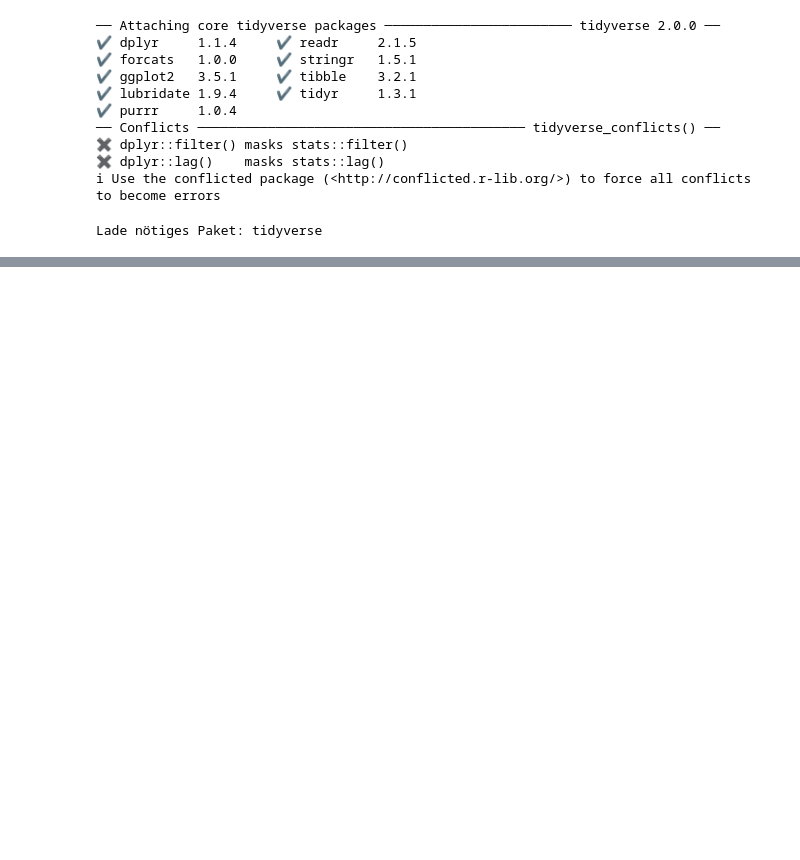
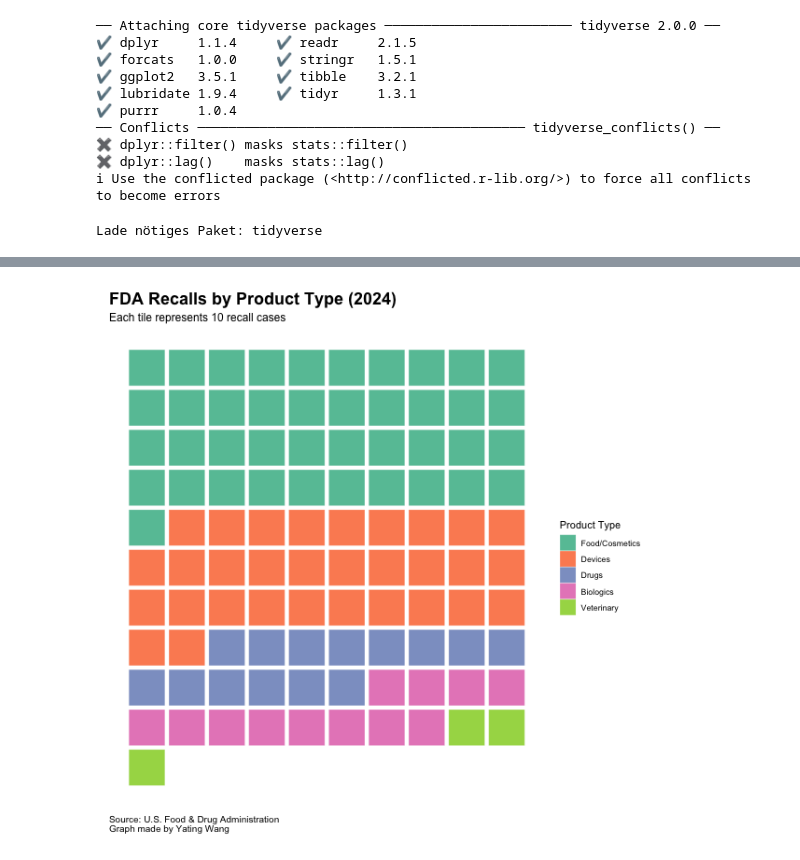
Before and after one commit to yatingw24/food_recall, a Jupyter notebook: tile_graph.ipynb, the cells around one changed output, grey strips where cells are left out. Saved outputs shown, nothing was run; the diff lists cells and outputs as text; code cells hidden in the pictures; blank space fills up the shorter version.

```diff
--- a/tile_graph.ipynb
+++ b/tile_graph.ipynb
@@ -33,6 +33,8 @@ require('tidyverse')
 Lade nötiges Paket: tidyverse
 # %%
 %%R
+
+df <- read_csv('2024.csv')
 
 total_tiles <- 100
 
@@ -55,21 +66,36 @@ df_expanded <- df_expanded %>%
 # %%
-%%R
+%%R -w 600 -h 600
 
-chart = ggplot(df_expanded, aes(x = x, y = -y, fill = `Product Type`)) +
+df_expanded$`Product Type` <- factor(df_expanded$`Product Type`,
+                                     levels = c("Food/Cosmetics", "Devices", "Drugs", "Biologics", "Veterinary", "Tabacco"))
+
+
+chart <- ggplot(df_expanded, aes(x = x, y = -y, fill = `Product Type`)) +
   geom_tile(color = "white", width = 0.9, height = 0.9) +  # Keep square tiles
   scale_fill_brewer(palette = "Set2") +
   theme_minimal() +
   labs(
     title = "FDA Recalls by Product Type (2024)",
     subtitle = "Each tile represents 10 recall cases",
-    fill = "Product Type"
+    fill = "Product Type",
+    caption = "Source: U.S. Food & Drug Administration \nGraph made by Yating Wang",
+    x = NULL,
+    y = NULL
   ) +
   coord_fixed(ratio = 1) +  # Ensures tiles remain squares
   theme(
     axis.text = element_blank(),
     axis.ticks = element_blank(),
-    panel.grid = element_blank()
+    panel.grid = element_blank(),
+    plot.title = element_text(size = 18, face = "bold"),
+    plot.subtitle = element_text(size = 12, margin = margin(b = 5)),  # Reduce bottom margin to bring closer
+    plot.caption = element_text(size = 10, hjust = 0),
+    plot.margin = margin(t = 10, r = 10, b = 10, l = 10)
   )
+
+chart
+# %% [output]
+[figure, added]
 # %%
 %%R
 
```
Also changed, not shown: parts of 2 cells of this notebook, 4 other files.
